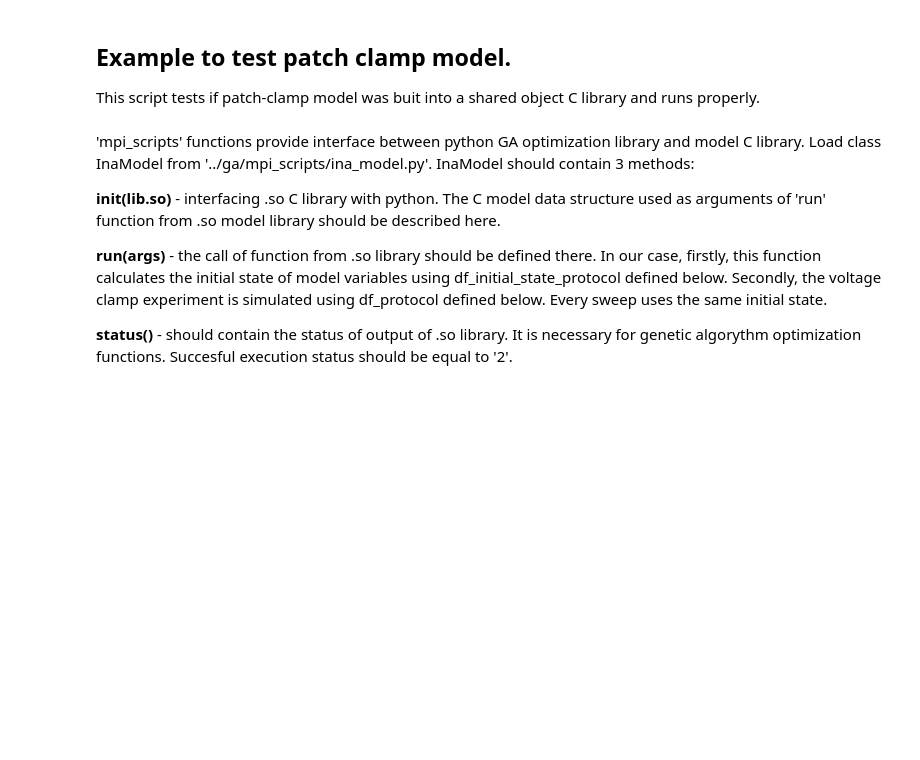
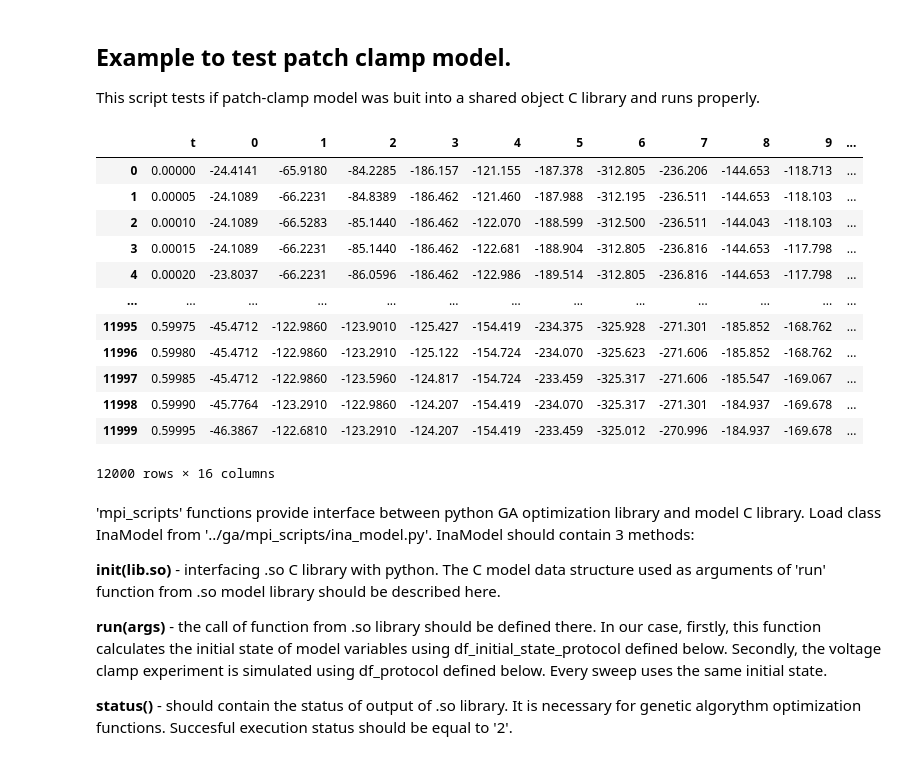
Before and after one commit to humanphysiologylab/PCoptim, a Jupyter notebook: notebooks/001_Test_ina_model_ctypes.ipynb, the cells around one changed output. Cells and saved outputs as stored; diff of their text form; code cells hidden in the pictures; blank space fills up the shorter version.

```diff
--- a/notebooks/001_Test_ina_model_ctypes.ipynb
+++ b/notebooks/001_Test_ina_model_ctypes.ipynb
@@ -9,0 +16,16 @@ import os
+# %%
+pd.read_csv('../data/traces/inactivation#1.csv')
+# %% [output]
+|  | t | 0 | 1 | 2 | 3 | 4 | 5 | 6 | 7 | 8 | 9 | ... |
+| 0 | 0.00000 | -24.4141 | -65.9180 | -84.2285 | -186.157 | -121.155 | -187.378 | -312.805 | -236.206 | -144.653 | -118.713 | ... |
+| 1 | 0.00005 | -24.1089 | -66.2231 | -84.8389 | -186.462 | -121.460 | -187.988 | -312.195 | -236.511 | -144.653 | -118.103 | ... |
+| 2 | 0.00010 | -24.1089 | -66.5283 | -85.1440 | -186.462 | -122.070 | -188.599 | -312.500 | -236.511 | -144.043 | -118.103 | ... |
+| 3 | 0.00015 | -24.1089 | -66.2231 | -85.1440 | -186.462 | -122.681 | -188.904 | -312.805 | -236.816 | -144.653 | -117.798 | ... |
+| 4 | 0.00020 | -23.8037 | -66.2231 | -86.0596 | -186.462 | -122.986 | -189.514 | -312.805 | -236.816 | -144.653 | -117.798 | ... |
+| ... | ... | ... | ... | ... | ... | ... | ... | ... | ... | ... | ... | ... |
+| 11995 | 0.59975 | -45.4712 | -122.9860 | -123.9010 | -125.427 | -154.419 | -234.375 | -325.928 | -271.301 | -185.852 | -168.762 | ... |
+| 11996 | 0.59980 | -45.4712 | -122.9860 | -123.2910 | -125.122 | -154.724 | -234.070 | -325.623 | -271.606 | -185.852 | -168.762 | ... |
+| 11997 | 0.59985 | -45.4712 | -122.9860 | -123.5960 | -124.817 | -154.724 | -233.459 | -325.317 | -271.606 | -185.547 | -169.067 | ... |
+| 11998 | 0.59990 | -45.7764 | -123.2910 | -122.9860 | -124.207 | -154.419 | -234.070 | -325.317 | -271.301 | -184.937 | -169.678 | ... |
+| 11999 | 0.59995 | -46.3867 | -122.6810 | -123.2910 | -124.207 | -154.419 | -233.459 | -325.012 | -270.996 | -184.937 | -169.678 | ... |
+12000 rows × 16 columns
```
Also changed, not shown: parts of 6 cells of this notebook, 9 other files.
